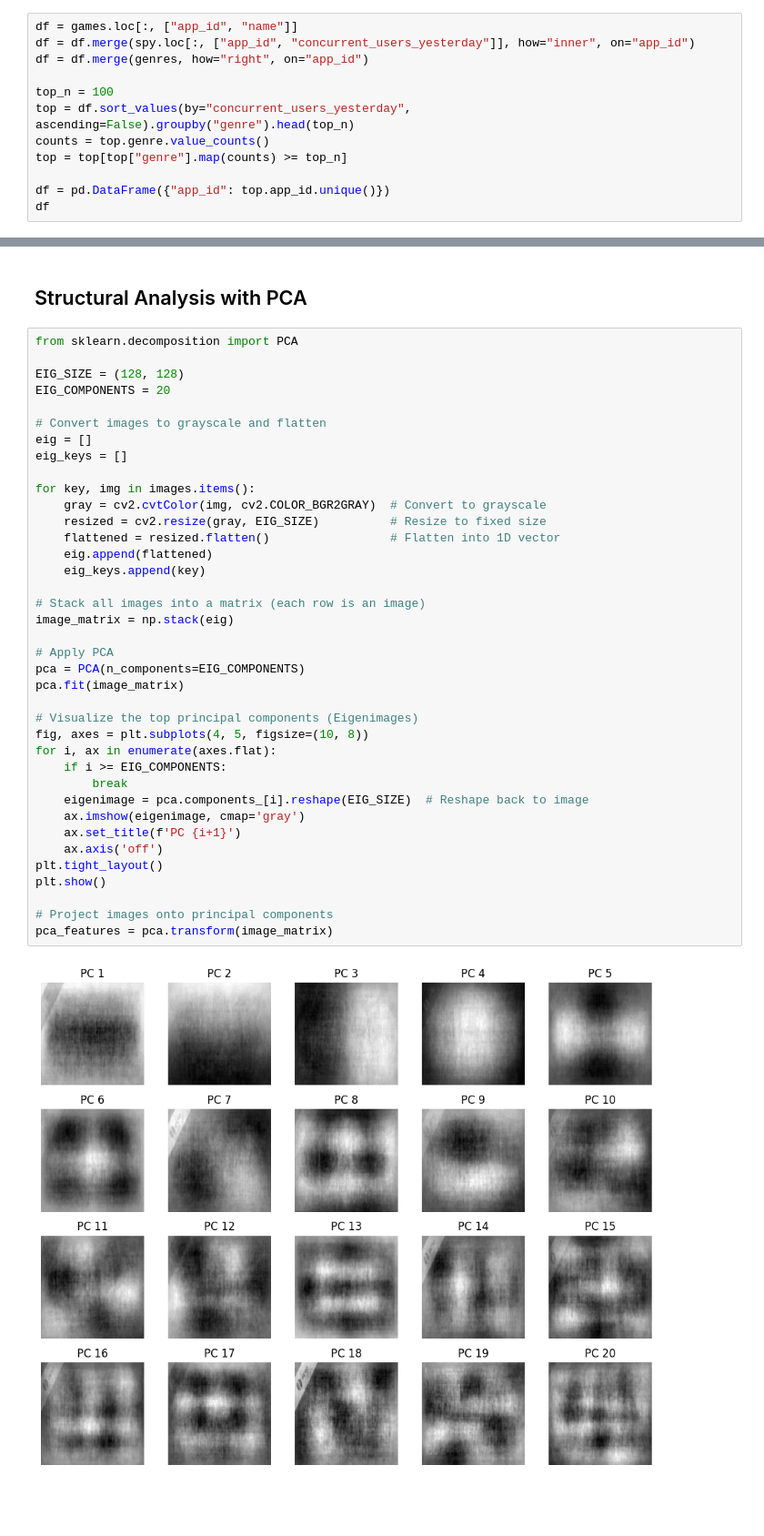
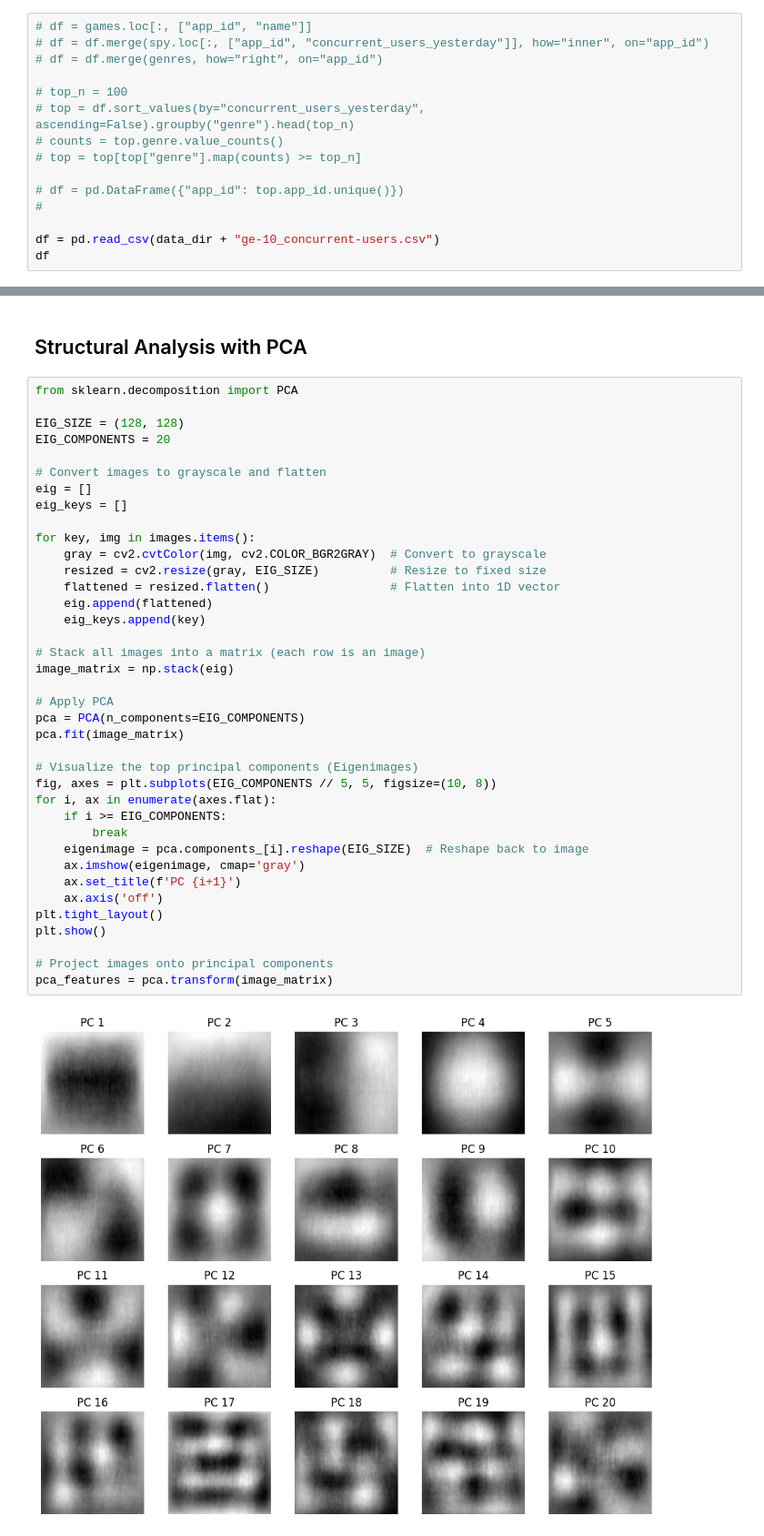
Before and after one commit to ericzander/cs670_project, a Jupyter notebook: notebooks/images.ipynb, the cells around one changed output, grey strips where cells are left out. Shown at 91% size. Saved outputs shown, nothing was run; the diff lists cells and outputs as text; blank space fills up the shorter version.

Commit message:
Switching to working with games with a threshold of concurrent daily users

```diff
--- a/notebooks/images.ipynb
+++ b/notebooks/images.ipynb
@@ -16,16 +16,19 @@ genres = pd.read_csv(data_dir + "genres_translated.csv")
 spy = pd.read_csv(data_dir + "steamspy_insights.csv")
 prom = pd.read_csv(data_dir + "promotional.csv")
 # %%
-df = games.loc[:, ["app_id", "name"]]
-df = df.merge(spy.loc[:, ["app_id", "concurrent_users_yesterday"]], how="inner", on="app_id")
-df = df.merge(genres, how="right", on="app_id")
+# df = games.loc[:, ["app_id", "name"]]
+# df = df.merge(spy.loc[:, ["app_id", "concurrent_users_yesterday"]], how="inner", on="app_id")
+# df = df.merge(genres, how="right", on="app_id")
 
-top_n = 100
-top = df.sort_values(by="concurrent_users_yesterday", ascending=False).groupby("genre").head(top_n)
-counts = top.genre.value_counts()
-top = top[top["genre"].map(counts) >= top_n]
+# top_n = 100
+# top = df.sort_values(by="concurrent_users_yesterday", ascending=False).groupby("genre").head(top_n)
+# counts = top.genre.value_counts()
+# top = top[top["genre"].map(counts) >= top_n]
 
-df = pd.DataFrame({"app_id": top.app_id.unique()})
+# df = pd.DataFrame({"app_id": top.app_id.unique()})
+#
+
+df = pd.read_csv(data_dir + "ge-10_concurrent-users.csv")
 df
 # %% [output]
 |  | app_id |
@@ -128,32 +131,32 @@ eig = []
 eig_keys = []
 
 for key, img in images.items():
     gray = cv2.cvtColor(img, cv2.COLOR_BGR2GRAY)  # Convert to grayscale
     resized = cv2.resize(gray, EIG_SIZE)          # Resize to fixed size
     flattened = resized.flatten()                 # Flatten into 1D vector
     eig.append(flattened)
     eig_keys.append(key)
 
 # Stack all images into a matrix (each row is an image)
 image_matrix = np.stack(eig)
 
 # Apply PCA
 pca = PCA(n_components=EIG_COMPONENTS)
 pca.fit(image_matrix)
 
 # Visualize the top principal components (Eigenimages)
-fig, axes = plt.subplots(4, 5, figsize=(10, 8))
+fig, axes = plt.subplots(EIG_COMPONENTS // 5, 5, figsize=(10, 8))
 for i, ax in enumerate(axes.flat):
     if i >= EIG_COMPONENTS:
         break
     eigenimage = pca.components_[i].reshape(EIG_SIZE)  # Reshape back to image
     ax.imshow(eigenimage, cmap='gray')
     ax.set_title(f'PC {i+1}')
     ax.axis('off')
 plt.tight_layout()
 plt.show()
 
 # Project images onto principal components
 pca_features = pca.transform(image_matrix)
 # %% [output]
-[figure, old version]
+[figure, new version]
```
Also changed, not shown: parts of 2 cells of this notebook, 4 other files.
